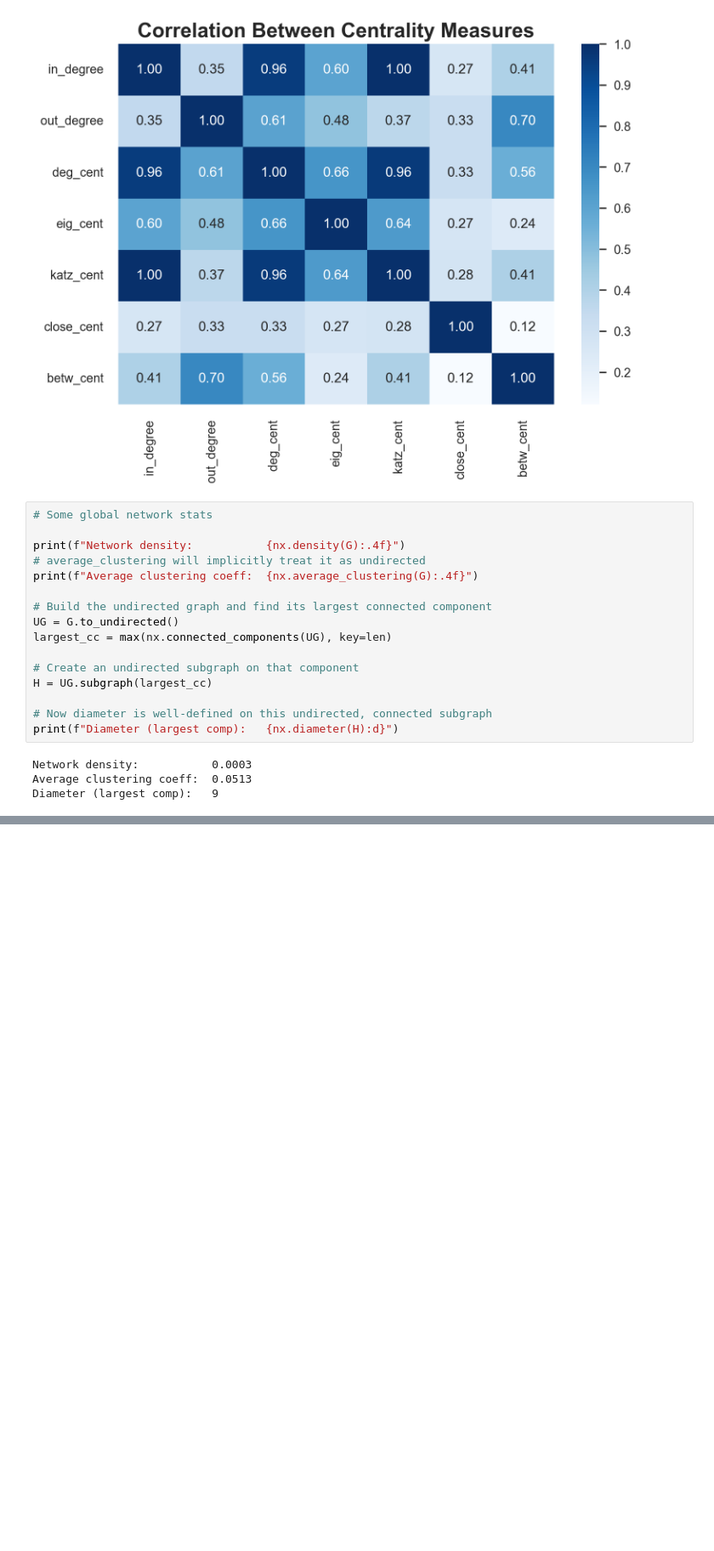
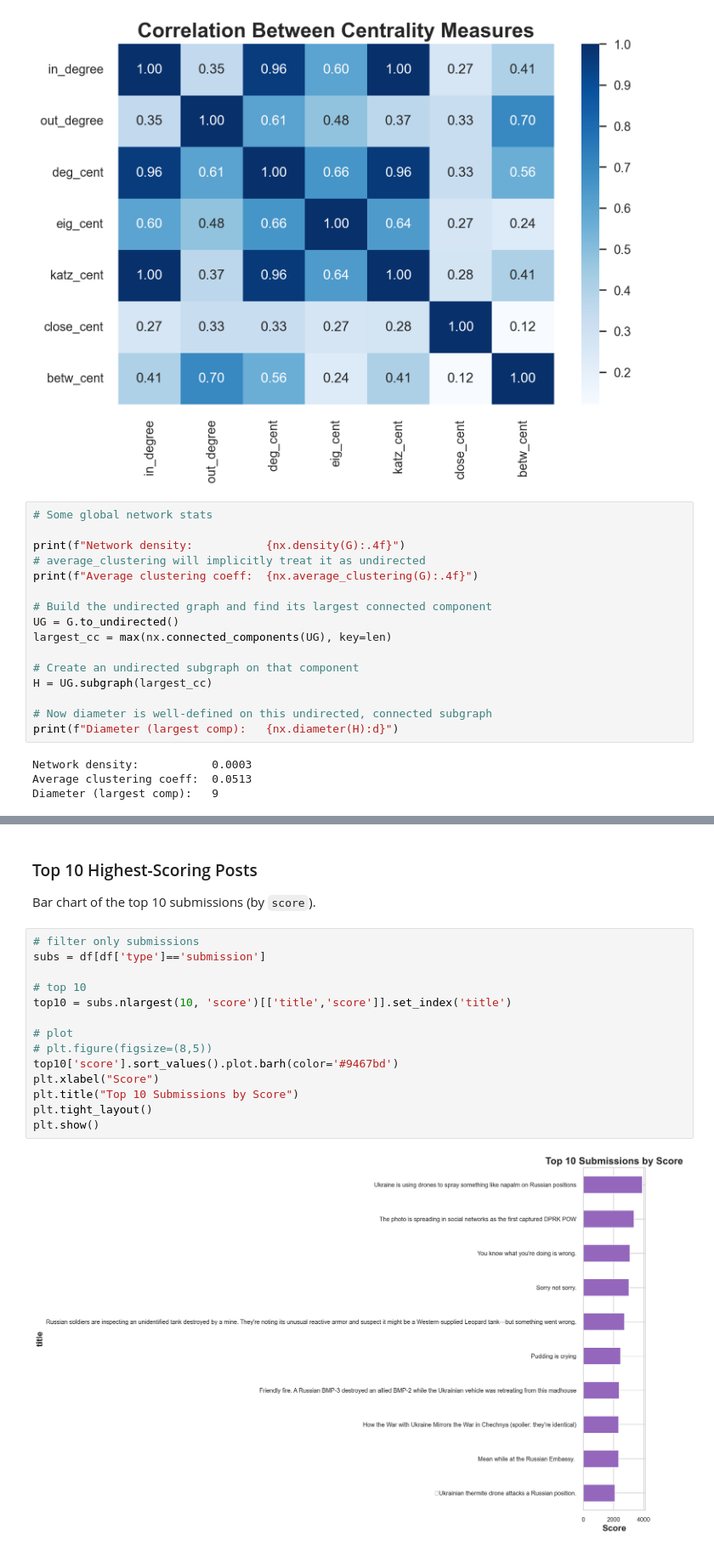
Before and after one commit to mayankkantharia/Social-Media-and-Network-Analysis-of-Russia-Ukraine-War, a Jupyter notebook: Processing/reddit_data_processing.ipynb, the cells around one changed output, grey strips where cells are left out. Shown at 85% size. Cells and saved outputs as stored; diff of their text form; blank space fills up the shorter version.

```diff
--- a/Processing/reddit_data_processing.ipynb
+++ b/Processing/reddit_data_processing.ipynb
@@ -545,0 +631,20 @@ Diameter (largest comp):   9
+# %% [markdown]
+### Top 10 Highest-Scoring Posts
+
+Bar chart of the top 10 submissions (by `score`).
+# %%
+# filter only submissions
+subs = df[df['type']=='submission']
+
+# top 10
+top10 = subs.nlargest(10, 'score')[['title','score']].set_index('title')
+
+# plot
+# plt.figure(figsize=(8,5))
+top10['score'].sort_values().plot.barh(color='#9467bd')
+plt.xlabel("Score")
+plt.title("Top 10 Submissions by Score")
+plt.tight_layout()
+plt.show()
+# %% [output]
+[figure, added]
```
Also changed, not shown: parts of 12 cells of this notebook.
